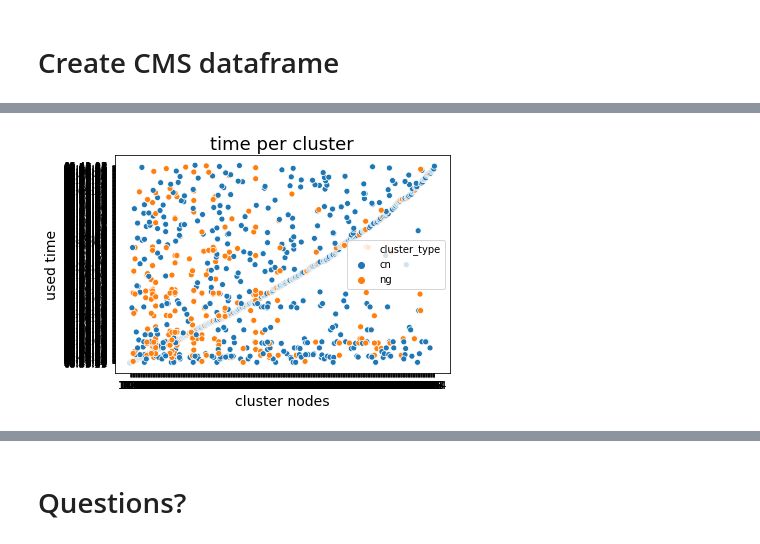
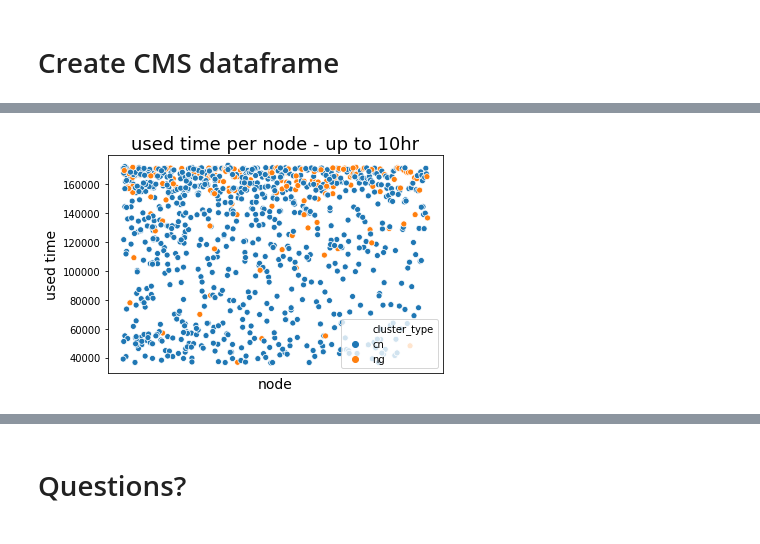
Before and after one commit to nss-data-science-cohort-4/dq2-accre-amd, a Jupyter notebook: notebooks/cms_jobs_2020.ipynb, the cells around one changed output, grey strips where cells are left out. Drawn from its saved outputs; the diff is of its cells as text; code cells hidden in the pictures.

```diff
--- a/notebooks/cms_jobs_2020.ipynb
+++ b/notebooks/cms_jobs_2020.ipynb
@@ -40,0 +72,11 @@ accre_jobs_cleaned.shape
+# %%
+# Apply time conversion
+new_reqtime = accre_jobs_cleaned["reqtime"].map(convert_time_to_seconds)
+new_usedtime = accre_jobs_cleaned["usedtime"].map(convert_time_to_seconds)
+
+# Assign the values to the columns
+accre_jobs_cleaned = accre_jobs_cleaned.assign(reqtime = new_reqtime)
+accre_jobs_cleaned = accre_jobs_cleaned.assign(usedtime = new_usedtime)
+
+# Check
+accre_jobs_cleaned.head()
@@ -69,5 +110,5 @@ Name: partition, dtype: int64
-# %%
-cms_jobs = cms_jobs[~accre_jobs_cleaned['partition'].str.contains('debug')]
+# %%
+cms_jobs = cms_jobs[(cms_jobs['partition'] == 'production') | (cms_jobs['partition'] == 'nogpfs')]
 # %%
 cms_jobs['partition'].value_counts()
 # %% [output]
@@ -154,5 +193,4 @@ plt.title('time per cluster', size=18);
 # %%
-cms_auto_10hr_sample1000 = cms_auto[~cms_auto['usedtime'].str.contains('-')]
-cms_auto_10hr_sample1000 = cms_auto_10hr_sample1000[cms_auto_10hr_sample1000['usedtime'].str.contains('0?.??.??')].sample(n=1000)
-cms_auto_10hr_sample1000
+cms_auto_10hr_sample1000 = cms_auto[cms_auto['usedtime'] > 36000].sample(n = 1000)
+cms_auto_10hr_sample1000.sort_values(by = cms_auto_10hr_sample1000['usedtime'], ascending = False)
 # %% [output]
@@ -172,8 +201,9 @@ cms_auto_10hr_sample1000
 # %%
 sns.scatterplot(data = cms_auto_10hr_sample1000, x = 'cluster_nodes', y = 'usedtime', hue = 'cluster_type');
-plt.xlabel('cluster nodes', size = 14)
+plt.xlabel('node', size = 14)
 plt.ylabel('used time', size = 14)
-plt.title('time per cluster', size=18);
+plt.title('used time per node - up to 10hr', size=18)
+plt.xticks([]);
 # %% [output]
-[figure, old version]
+[figure, new version]
 # %%
```
Also changed, not shown: parts of 24 cells of this notebook, 1 other file.
